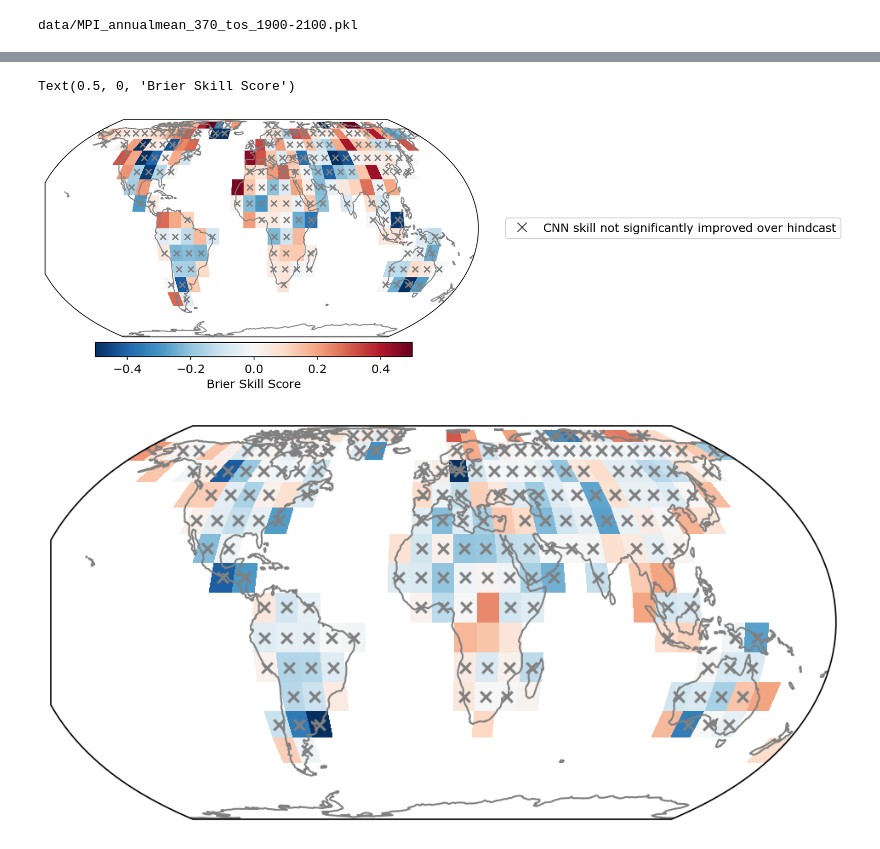
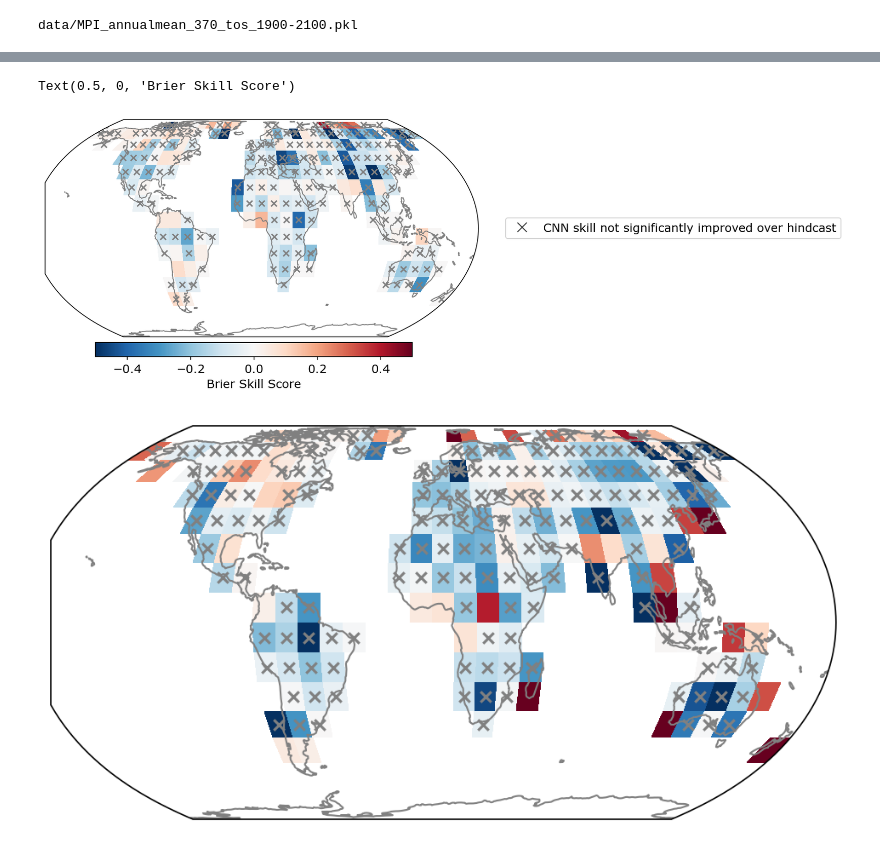
Before and after one commit to emily-gordy/predictability-emergence, a Jupyter notebook: ObsPredictMetrics_QM.ipynb, the cells around one changed output, grey strips where cells are left out. Cells and saved outputs as stored; diff of their text form; code cells hidden in the pictures.

```diff
--- a/ObsPredictMetrics_QM.ipynb
+++ b/ObsPredictMetrics_QM.ipynb
@@ -64,7 +64,7 @@ experiment_era = [1980,2100]
 baselineera = [1900,1950]
 trainvaltest = [np.arange(25),np.arange(25,38),np.arange(38,50)]
 
-experiment_era_obs = [1960,2025]
+experiment_era_obs = [1970,2025]
 baselineera_obs = [1950,1980]
 
 inputlength = 10
@@ -309,7 +289,7 @@ def quantile_correction(pred, observedfreq, centres):
 
     return corrected, idx
 # %%
-nboots = 500
+nboots = 1000
 autocorr = 5
 
 obsnull = np.empty((len(AllObs.output_lat),len(AllObs.output_lon)))+np.nan
@@ -362,10 +342,8 @@ for ilat,lat in enumerate(AllObs.output_lat):
             t = time.time()
 
             bestseeds = helpers.get_best_files(filelist,n_best)
-            # bestseedinds = helpers.get_best_seedinds(filelist,seedlist,n_best)
-            obsinput,obsinputgmt,obsinputpriorrecord,obsoutput = AllObs.obs_histrecordmax(experiment_era_obs,baselineera_obs,inputlength,outputavgtime,lat,lon)
-            # obsinput,obsinputgmt,obsinputpriorrecord,obsoutput = AllObs.obs_recordmax_withrecordmax(experiment_era_obs,baselineera_obs,inputlength,outputavgtime,lat,lon)
-            # obs_persistence = AllObs.obs_persistence_recordmax(experiment_era_obs,baselineera_obs,inputlength,outputavgtime,lat,lon)
+            # obsinput,obsinputgmt,obsinputpriorrecord,obsoutput = AllObs.obs_histrecordmax(experiment_era_obs,baselineera_obs,inputlength,outputavgtime,lat,lon)
+            obsinput,obsinputgmt,obsinputpriorrecord,obsoutput = AllObs.obs_recordmax_withrecordmax(experiment_era_obs,baselineera_obs,inputlength,outputavgtime,lat,lon)
 
             obsinput_t = torch.tensor(obsinput,dtype=torch.float32)
             obsinputgmt_t = torch.tensor(obsinputgmt,dtype=torch.float32)
@@ -408,14 +386,18 @@ for ilat,lat in enumerate(AllObs.output_lat):
                     obspred_climo = cnn(obsinput_sstclimo.to(device), obsinputvectors_t.to(device)).cpu().numpy()
                     obspred_ann = ann(obsinputvectors_t.to(device)).cpu().numpy()
                 sidx = seedlist.index(int(seed))
-                # alltestcorrected,alltestqm = quantile_correction(obspred[:,1],qm_correction[ilat,ilon],centres)
-                # obspredall[iseed],_ = quantile_correction(obspred[:,1],qm_correction[ilat,ilon],centres)
-                # obspredclimo[iseed],_ = quantile_correction(obspred_climo[:,1],qm_correction[ilat,ilon],centres)
-                # obspredall_ann[iseed],_ = quantile_correction(obspred_ann[:,1],qm_correction_ann[ilat,ilon],centres)
+                alltestcorrected,alltestqm = quantile_correction(obspred[:,1],qm_correction[ilat,ilon],centres)
+                obspredall[iseed],_ = quantile_correction(obspred[:,1],qm_correction[ilat,ilon],centres)
+                obspredclimo[iseed],_ = quantile_correction(obspred_climo[:,1],qm_correction[ilat,ilon],centres)
+                obspredall_ann[iseed],_ = quantile_correction(obspred_ann[:,1],qm_correction_ann[ilat,ilon],centres)
 
-                obspredall[iseed],_ = quantile_correction(obspred[:,1],observedmass_mean[ilat,ilon],centres)
-                obspredclimo[iseed],_ = quantile_correction(obspred_climo[:,1],observedmass_mean[ilat,ilon],centres)
-                obspredall_ann[iseed],_ = quantile_correction(obspred_ann[:,1],observedmass_ann_mean[ilat,ilon],centres)
+                # obspredall[iseed],_ = quantile_correction(obspred[:,1],observedmass_mean[ilat,ilon],centres)
+                # obspredclimo[iseed],_ = quantile_correction(obspred_climo[:,1],observedmass_mean[ilat,ilon],centres)
+                # obspredall_ann[iseed],_ = quantile_correction(obspred_ann[:,1],observedmass_ann_mean[ilat,ilon],centres)
+
+                # obspredall[iseed] = obspred[:,1]
+                # obspredclimo[iseed] = obspred_climo[:,1]
+                # obspredall_ann[iseed] = obspred_ann[:,1]
 
             obspredavg = np.nanmean(obspredall,axis=0)
             obspredclass = np.round(obspredavg)
@@ -609,25 +581,25 @@ cbar = plt.colorbar(c1,cax,orientation='horizontal')
 cbar.ax.set_xlabel("Brier Skill Score")
 # %% [output]
 Text(0.5, 0, 'Brier Skill Score')
-[figure, old version]
+[figure, new version]
 # %%
 lonsig_climo = lonmesh[0<=np.percentile(obs_ann_bs_bb,90,axis=0)]
 latsig_climo = latmesh[0<=np.percentile(obs_ann_bs_bb,90,axis=0)]
 
-norm = colors.TwoSlopeNorm(vmin=-0.8, vcenter=0, vmax=0.8)
+norm = colors.TwoSlopeNorm(vmin=-0.5, vcenter=0, vmax=0.5)
 plt.figure(figsize=(9,4))
 ax=plt.subplot(1,1,1,projection=ccrs.EqualEarth())
 c1=ax.pcolormesh(lonvec+5,latvec+5,1-(obs_bs/obs_bs_ann),norm=norm,cmap="RdBu_r",transform=ccrs.PlateCarree())
 ax.scatter(lonsig_climo,latsig_climo,marker='x',transform=ccrs.PlateCarree(),color='grey')
 ax.coastlines(color='grey')
 dot_handle = mlines.Line2D([], [], color='xkcd:dark gray', marker='x', linestyle='None',
                            markersize=10, label='CNN skill not significantly improved over hindcast')
 
 # ax.legend(
 #     handles=[dot_handle, ],
 #     loc='center left',             # Anchor the left edge of the legend box
 #     bbox_to_anchor=(1.05, 0.5),    # Position it just past the right edge (1.0) of the map
 #     frameon=True
 # )
 # %% [output]
-[figure, old version]
+[figure, new version]
```
Also changed, not shown: parts of 18 cells of this notebook, 5 other files.
